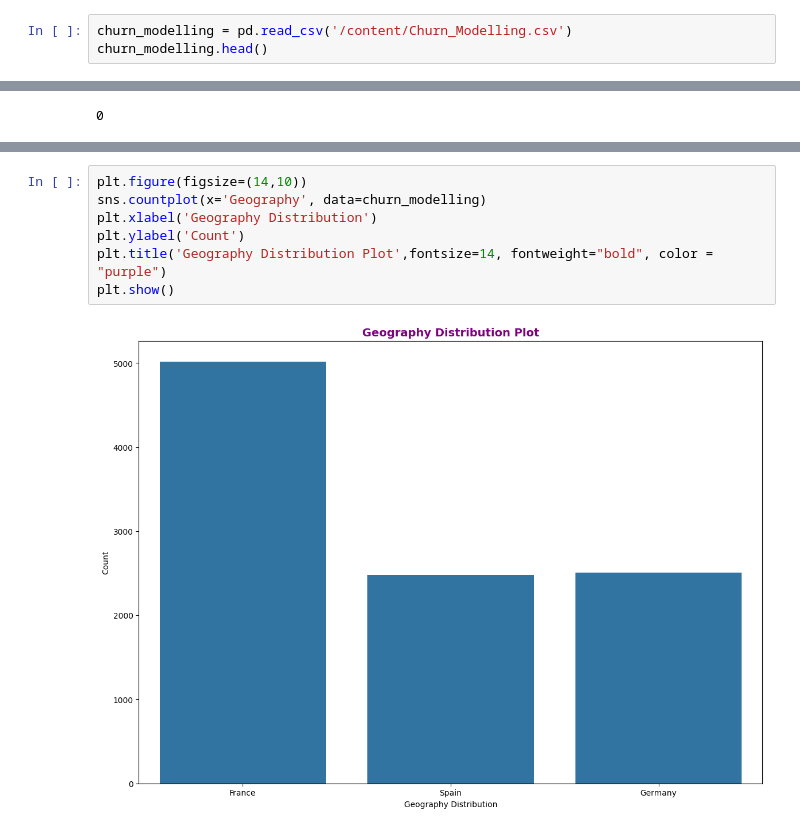
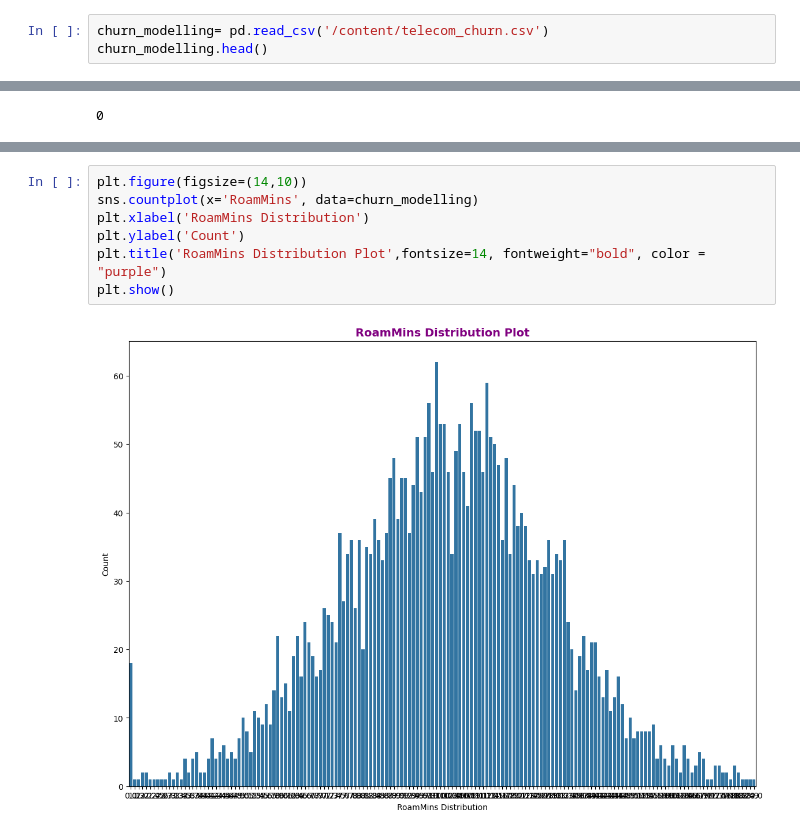
Before and after one commit to VishweshChaubey/Codesoft, a Jupyter notebook: Customer_churn_prediction.ipynb, the cells around one changed output, grey strips where cells are left out. Saved outputs shown, nothing was run; the diff lists cells and outputs as text.

```diff
--- a/Customer_churn_prediction.ipynb
+++ b/Customer_churn_prediction.ipynb
@@ -23,4 +13,4 @@ from sklearn.metrics import confusion_matrix, classification_report, accuracy_sc
 # %%
-churn_modelling = pd.read_csv('/content/Churn_Modelling.csv')
+churn_modelling= pd.read_csv('/content/telecom_churn.csv')
 churn_modelling.head()
 # %% [output]
@@ -183,10 +173,10 @@ plt.show()
 # %%
 plt.figure(figsize=(14,10))
-sns.countplot(x='Geography', data=churn_modelling)
-plt.xlabel('Geography Distribution')
+sns.countplot(x='RoamMins', data=churn_modelling)
+plt.xlabel('RoamMins Distribution')
 plt.ylabel('Count')
-plt.title('Geography Distribution Plot',fontsize=14, fontweight="bold", color = "purple")
+plt.title('RoamMins Distribution Plot',fontsize=14, fontweight="bold", color = "purple")
 plt.show()
 # %% [output]
-[figure, old version]
+[figure, new version]
 # %%
```
Also changed, not shown: parts of 41 cells of this notebook.
